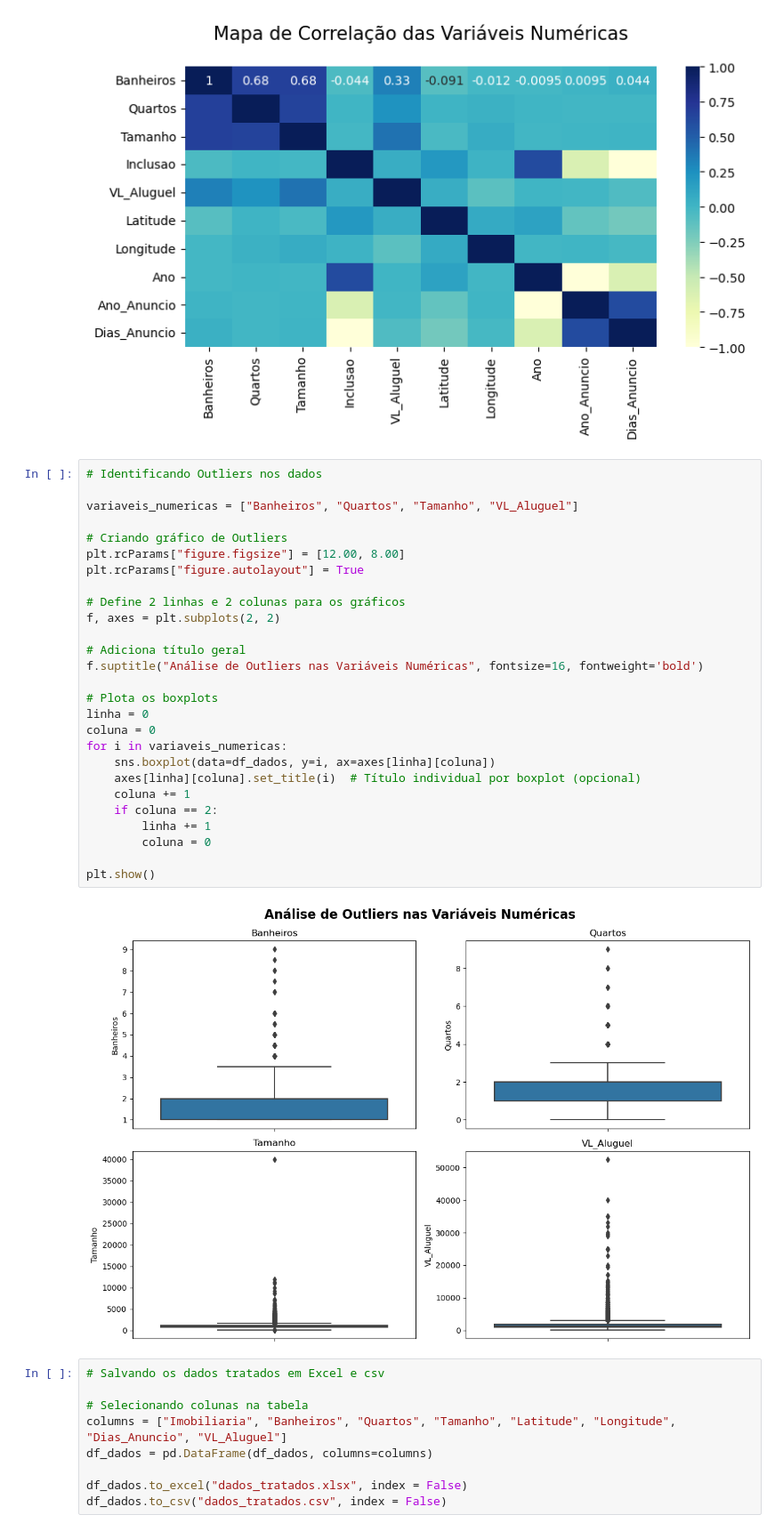
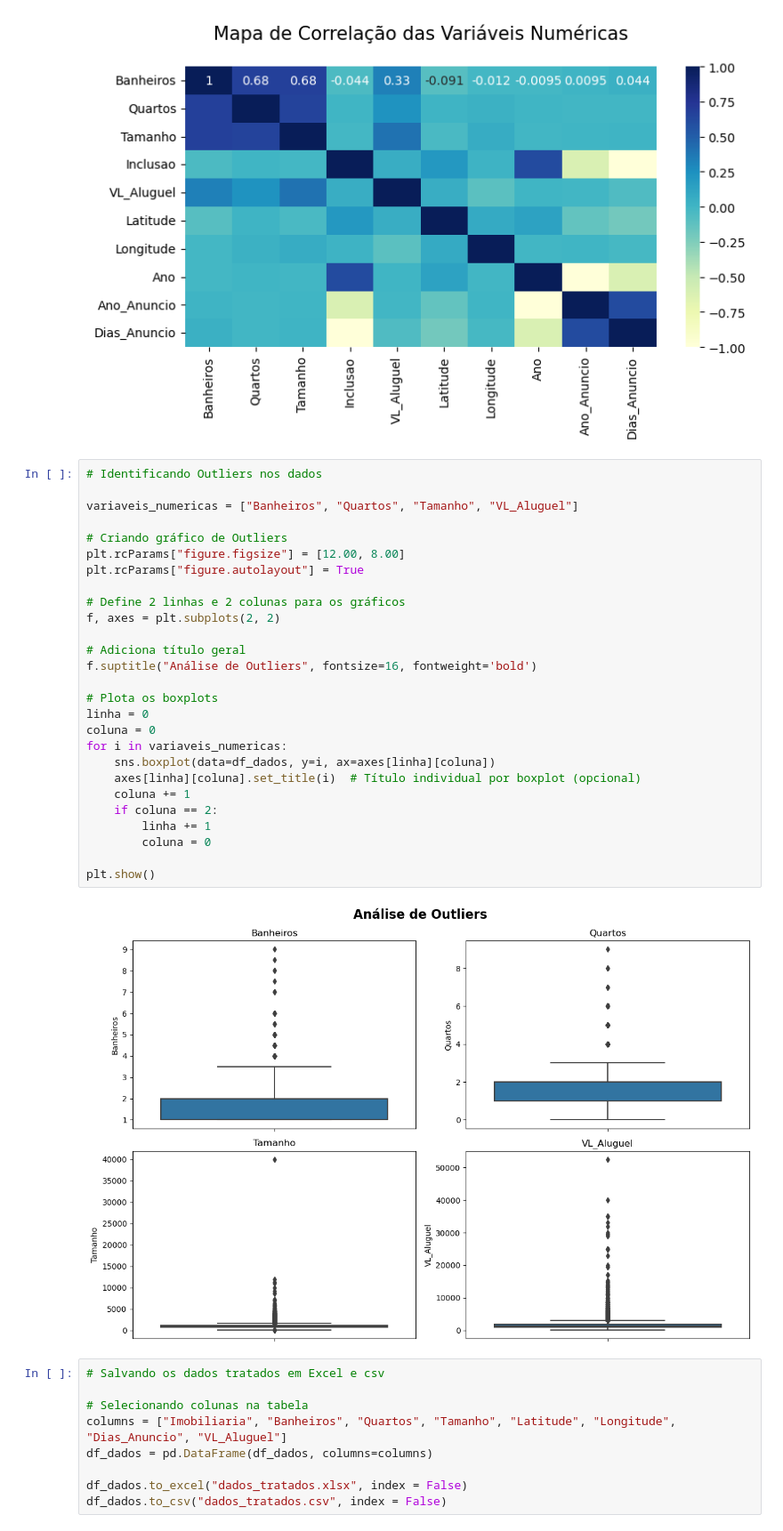
Before and after one commit to RoberthLourenco/Analise_Alugueis, a Jupyter notebook: analise_alugeis.ipynb, the cells around one changed output. Shown at 89% size. Drawn from its saved outputs; the diff is of its cells as text.

```diff
--- a/analise_alugeis.ipynb
+++ b/analise_alugeis.ipynb
@@ -466,32 +481,32 @@ plt.show()
 # %%
 # Identificando Outliers nos dados
 
 variaveis_numericas = ["Banheiros", "Quartos", "Tamanho", "VL_Aluguel"]
 
 # Criando gráfico de Outliers
 plt.rcParams["figure.figsize"] = [12.00, 8.00]
 plt.rcParams["figure.autolayout"] = True
 
 # Define 2 linhas e 2 colunas para os gráficos
 f, axes = plt.subplots(2, 2)
 
 # Adiciona título geral
-f.suptitle("Análise de Outliers nas Variáveis Numéricas", fontsize=16, fontweight='bold')
+f.suptitle("Análise de Outliers", fontsize=16, fontweight='bold')
 
 # Plota os boxplots
 linha = 0
 coluna = 0
 for i in variaveis_numericas:
     sns.boxplot(data=df_dados, y=i, ax=axes[linha][coluna])
     axes[linha][coluna].set_title(i)  # Título individual por boxplot (opcional)
     coluna += 1
     if coluna == 2:
         linha += 1
         coluna = 0
 
 plt.show()
 # %% [output]
-[figure, old version]
+[figure, new version]
 # %%
 # Salvando os dados tratados em Excel e csv
 
```
Also changed, not shown: parts of 9 cells of this notebook.
